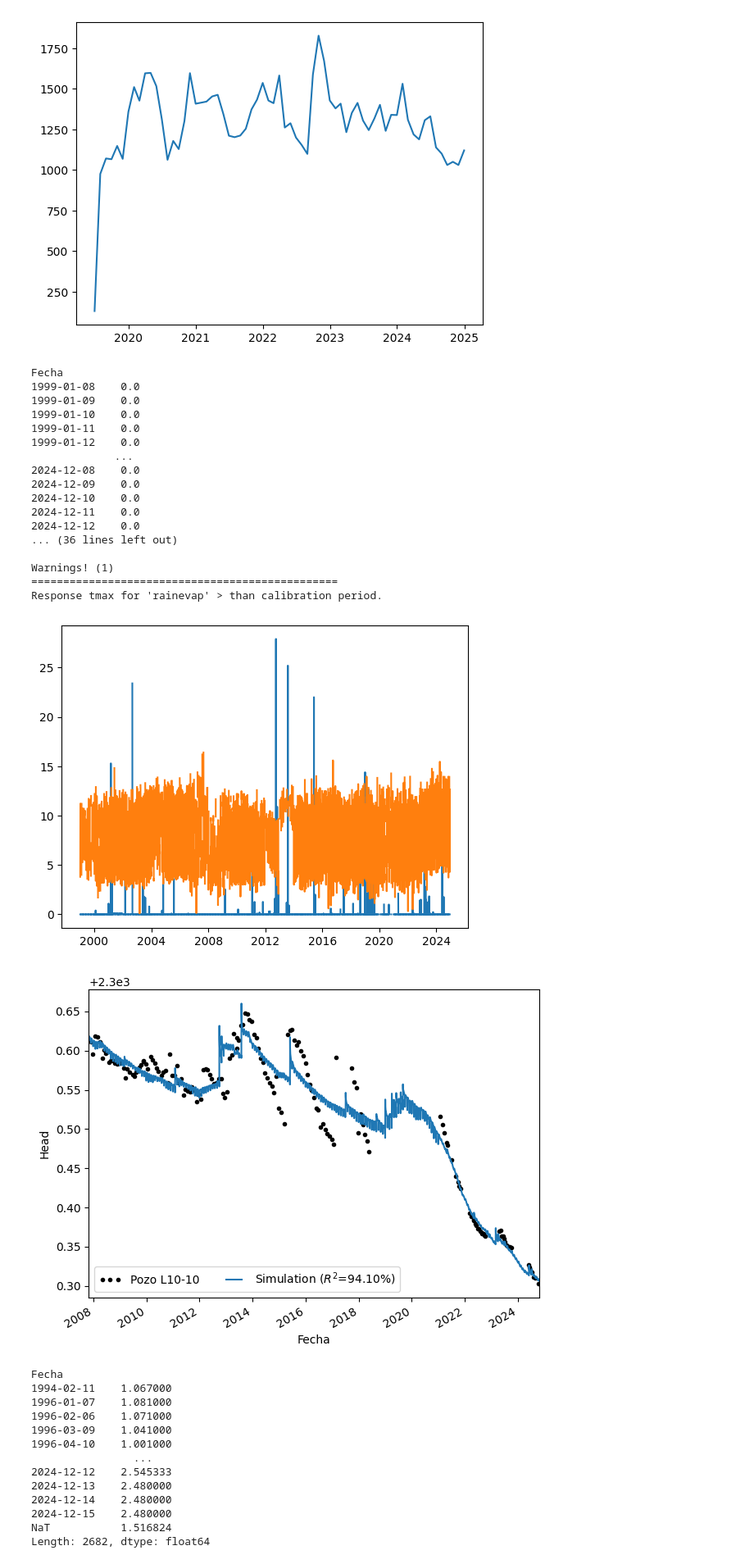
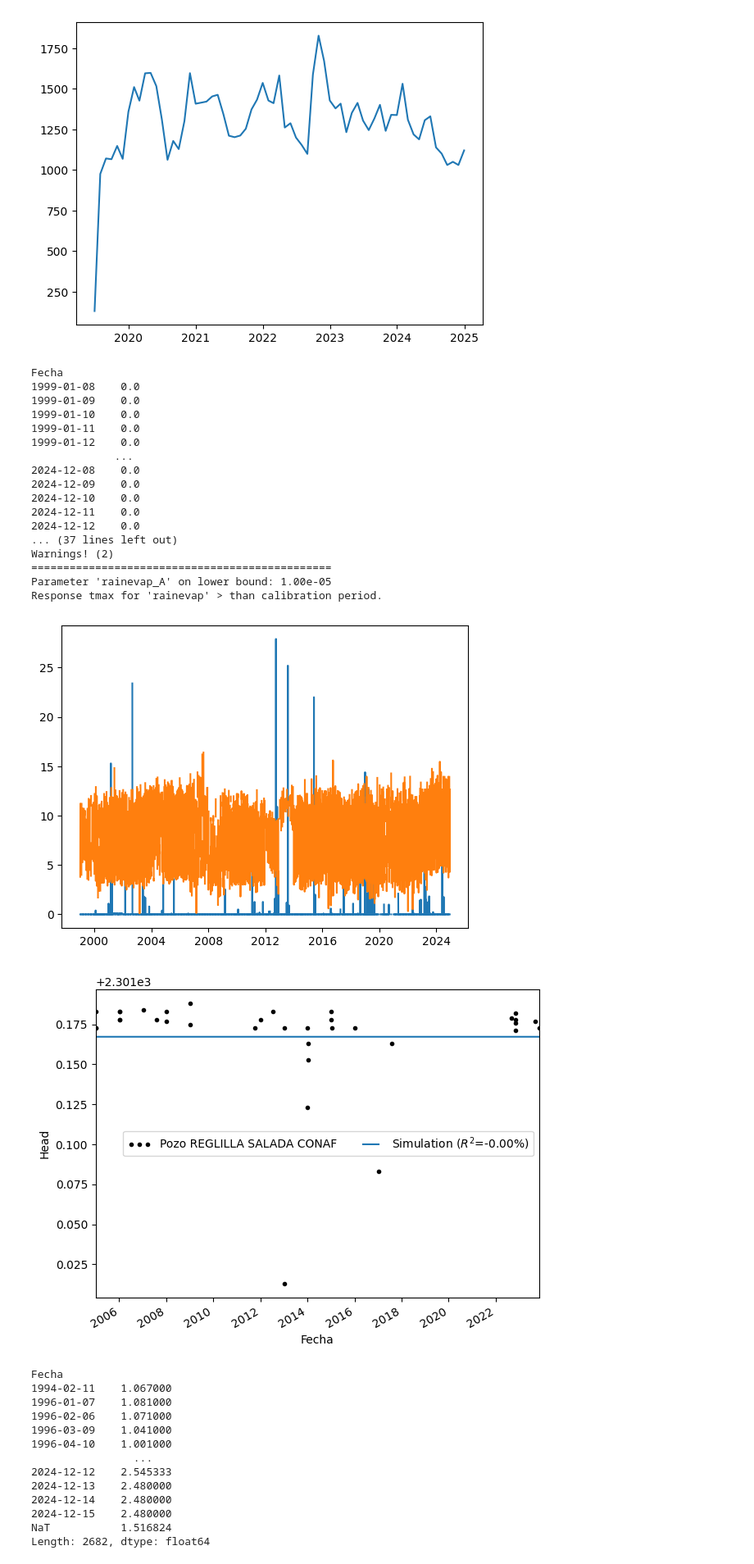
Before and after one commit to cvergaras/Pastas_Peine, a Jupyter notebook: modelo pastas 1.ipynb, the cells around one changed output. Shown at 82% size. Drawn from its saved outputs; the diff is of its cells as text; code cells hidden in the pictures.

Commit message:
pozos vs lagunas

```diff
--- a/modelo pastas 1.ipynb
+++ b/modelo pastas 1.ipynb
@@ -319,7 +319,7 @@ print(evaporacion)
 plt.plot(precipitacion.index, precipitacion.values)
 plt.plot(evaporacion.index, evaporacion.values)
 for pozo, datos in datos_pozos.items():
-    if pozo == "Pozo L10-10":
+    if pozo == "Pozo REGLILLA SALADA CONAF":
 
         # Eliminar NaNs del índice de la serie
         datos = datos.loc[datos.index.dropna()]
@@ -346,6 +346,7 @@ for pozo, datos in datos_pozos.items():
 
         sm_wel2 = ps.WellModel([wel_alb/ 1e6, wel_sqm_mop, wel_sqm_sop], "WellModel", distances2)
 
+        #POZOS
         # sm_rch = ps.RechargeModel(
         #     precipitacion,
         #     evaporacion,
@@ -355,6 +356,7 @@ for pozo, datos in datos_pozos.items():
         #     settings=("prec", "evap"),
         # )
 
+        #LAGUNAS
         sm_rch = ps.RechargeModel(
             precipitacion*0.8,
             evaporacion,
@@ -382,38 +384,38 @@ for pozo, datos in datos_pozos.items():
         ml.solve()
 
         # Guardar el modelo en el diccionario
         modelos_individuales[pozo] = ml
 
         # Graficar los resultados del modelo individual
         ml.plot()
         # ml.plots.stacked_results(
         #         figsize=(10, 8),
         #         stacklegend=True,
         #         stackcolors={"Extraction_2": "C1",},
 
         # )
         # plt.title(f"Modelo para el {pozo}")
         # plt.show()
 # %% [output]
 Fecha
 1999-01-08    0.0
 1999-01-09    0.0
 1999-01-10    0.0
 1999-01-11    0.0
 1999-01-12    0.0
              ...
 2024-12-08    0.0
 2024-12-09    0.0
 2024-12-10    0.0
 2024-12-11    0.0
 2024-12-12    0.0
-... (36 lines left out)
-
-Warnings! (1)
-================================================
+... (37 lines left out)
+Warnings! (2)
+===============================================
+Parameter 'rainevap_A' on lower bound: 1.00e-05
 Response tmax for 'rainevap' > than calibration period.
 [figure]
-[figure, old version]
+[figure, new version]
 # %%
 # --- Paso 5: Crear un modelo conjunto para todos los pozos ---
 # %% [output]
```
